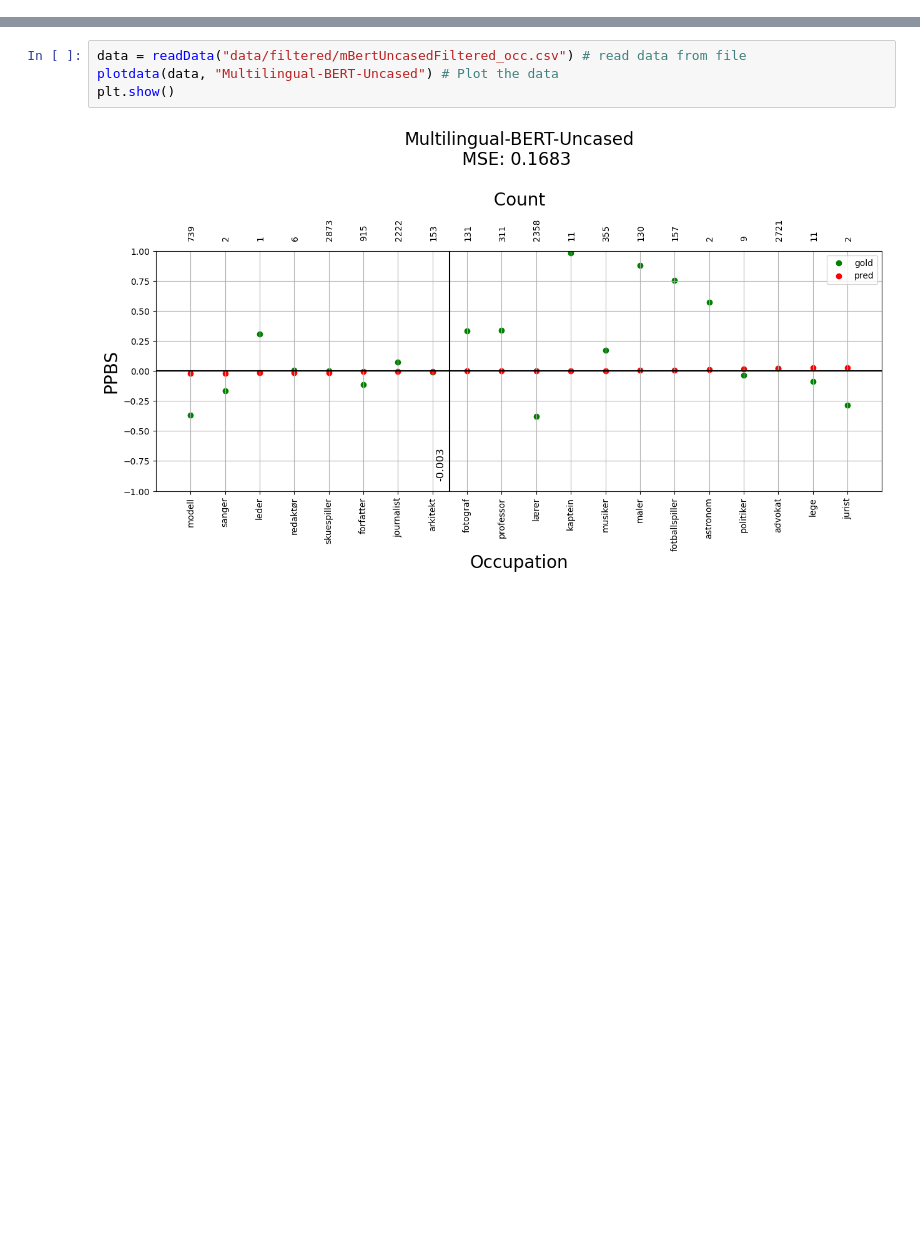
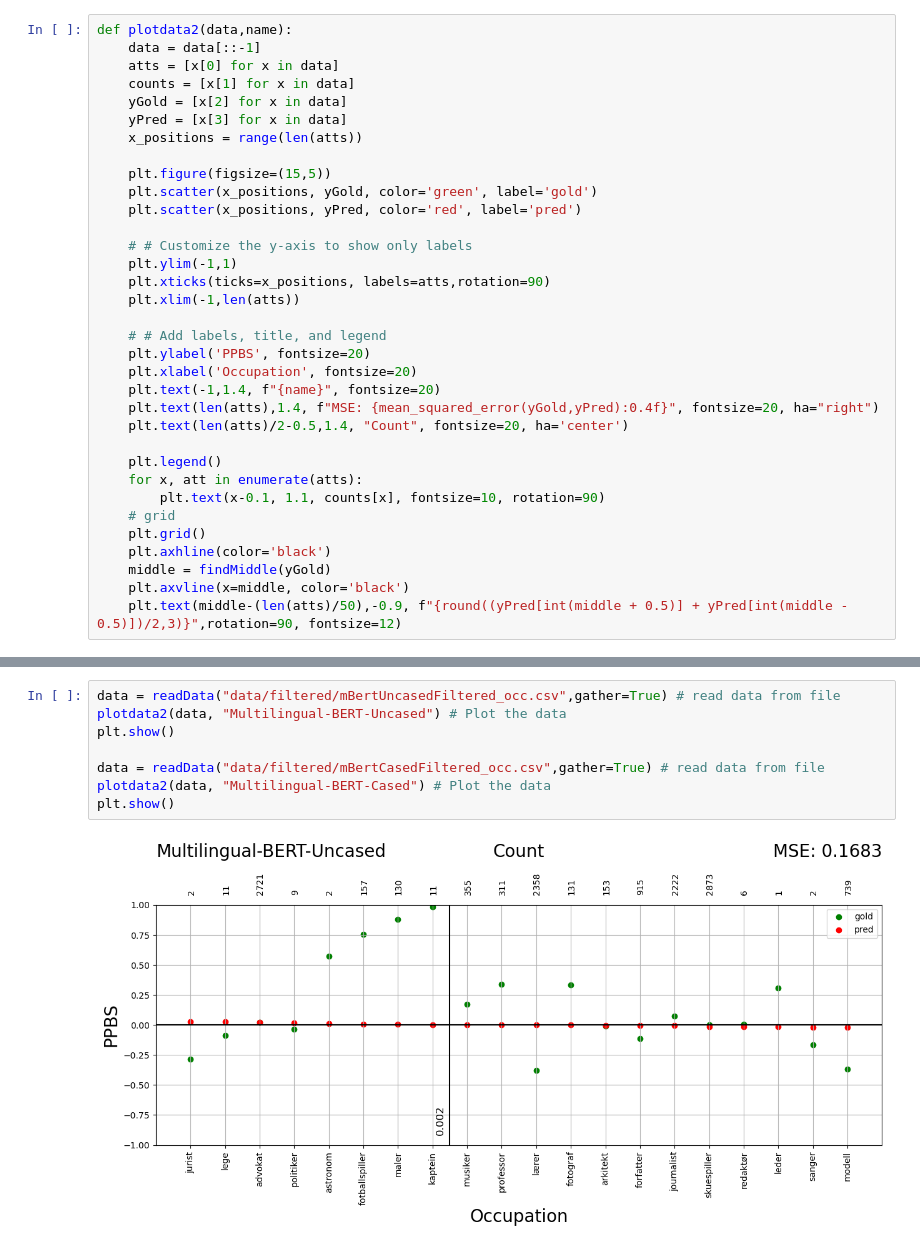
Before and after one commit to Johnneeee/masterThesis, a Jupyter notebook: probeOcc/displayOcc.ipynb, the cells around one changed output, grey strips where cells are left out. Saved outputs shown, nothing was run; the diff lists cells and outputs as text; blank space fills up the shorter version.

```diff
--- a/probeOcc/displayOcc.ipynb
+++ b/probeOcc/displayOcc.ipynb
@@ -260,0 +119,34 @@ plt.show()
+# %%
+def plotdata2(data,name):
+    data = data[::-1]
+    atts = [x[0] for x in data]
+    counts = [x[1] for x in data]
+    yGold = [x[2] for x in data]
+    yPred = [x[3] for x in data]
+    x_positions = range(len(atts))
+
+    plt.figure(figsize=(15,5))
+    plt.scatter(x_positions, yGold, color='green', label='gold')
+    plt.scatter(x_positions, yPred, color='red', label='pred')
+
+    # # Customize the y-axis to show only labels
+    plt.ylim(-1,1)
+    plt.xticks(ticks=x_positions, labels=atts,rotation=90)
+    plt.xlim(-1,len(atts))
+
+    # # Add labels, title, and legend
+    plt.ylabel('PPBS', fontsize=20)
+    plt.xlabel('Occupation', fontsize=20)
+    plt.text(-1,1.4, f"{name}", fontsize=20)
+    plt.text(len(atts),1.4, f"MSE: {mean_squared_error(yGold,yPred):0.4f}", fontsize=20, ha="right")
+    plt.text(len(atts)/2-0.5,1.4, "Count", fontsize=20, ha='center')
+
+    plt.legend()
+    for x, att in enumerate(atts):
+        plt.text(x-0.1, 1.1, counts[x], fontsize=10, rotation=90)
+    # grid
+    plt.grid()
+    plt.axhline(color='black')
+    middle = findMiddle(yGold)
+    plt.axvline(x=middle, color='black')
+    plt.text(middle-(len(atts)/50),-0.9, f"{round((yPred[int(middle + 0.5)] + yPred[int(middle - 0.5)])/2,3)}",rotation=90, fontsize=12)
@@ -261,6 +164,10 @@ plt.show()
 # %%
-data = readData("data/filtered/mBertUncasedFiltered_occ.csv") # read data from file
-plotdata(data, "Multilingual-BERT-Uncased") # Plot the data
+data = readData("data/filtered/mBertUncasedFiltered_occ.csv",gather=True) # read data from file
+plotdata2(data, "Multilingual-BERT-Uncased") # Plot the data
 plt.show()
+
+data = readData("data/filtered/mBertCasedFiltered_occ.csv",gather=True) # read data from file
+plotdata2(data, "Multilingual-BERT-Cased") # Plot the data
+plt.show()
 # %% [output]
-[figure, old version]
+[figure, new version]
```
Also changed, not shown: parts of 25 cells of this notebook.
